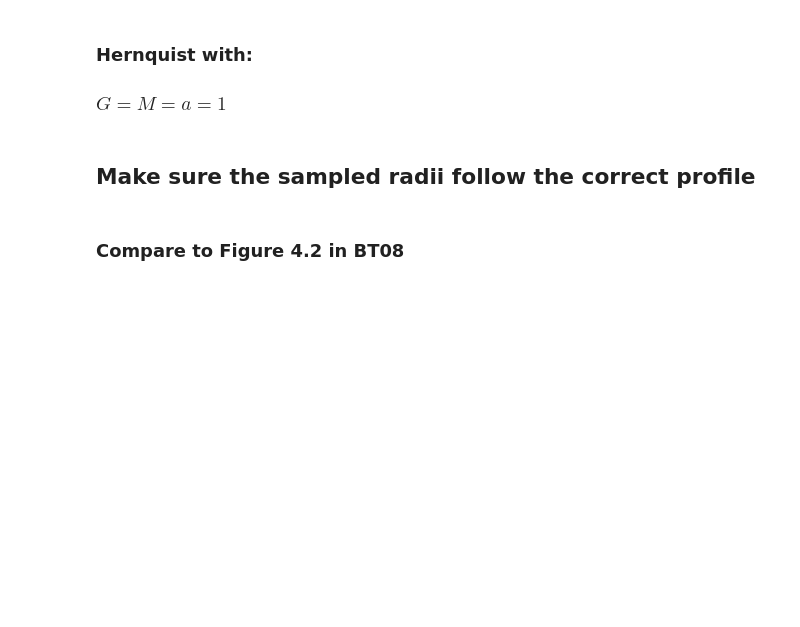
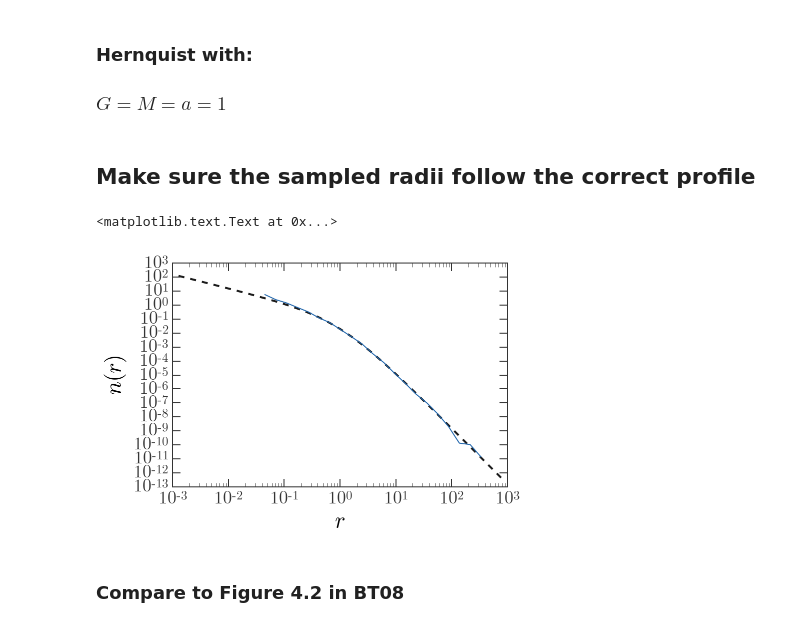
Before and after one commit to adrn/uncluster, a Jupyter notebook: notebooks/Hernquist DF.ipynb, the cells around one changed output. Saved outputs shown, nothing was run; the diff lists cells and outputs as text; code cells hidden in the pictures; blank space fills up the shorter version.

```diff
--- a/notebooks/Hernquist DF.ipynb
+++ b/notebooks/Hernquist DF.ipynb
@@ -20,6 +25,8 @@ plt.style.use('apw-notebook')
 ### $G=M=a=1$
 # %%
 pot = gp.HernquistPotential(m=1., c=1., units=dimensionless)
+# %%
+N_orbits = 1024
 # %%
 def sample_radii(pot, size=1, r_min=0.*u.kpc, r_max=np.inf*u.kpc):
     r_min = r_min.to(u.kpc).value
@@ -43,7 +50,7 @@ def sample_radii(pot, size=1, r_min=0.*u.kpc, r_max=np.inf*u.kpc):
         m_max = Menc(r_max)/Mtot
 
     m = np.random.uniform(m_min, m_max, size=size)
-    return np.array([root(root_func, 1., args=(m[i],)).x[0] for i in range(size)]) * u.kpc
+    return np.array([root(root_func, 1., args=(m[i],)).x[0] for i in range(size)])
 # %%
-r = sample_radii(pot, 10000)
+r = sample_radii(pot, N_orbits)
 # %%
@@ -54,18 +61,21 @@ xyz[0] = r
 # %%
 bins = np.logspace(-3, 3, 32)
 H,_ = np.histogram(r, bins=bins)
 
 V = 4/3*np.pi*(bins[1:]**3 - bins[:-1]**3)
 bin_cen = (bins[1:]+bins[:-1])/2.
 
 q = np.zeros((3,len(bin_cen)))
 q[0] = bin_cen
 plt.plot(bin_cen, pot.density(q) / pot.parameters['m'], marker=None, lw=2., ls='--')
 
 plt.loglog(bin_cen, H/V/r.size, marker=None)
 
-plt.xlabel('$r$ [kpc]')
-plt.ylabel('$n(r)$ [kpc$^{-3}$]')
+plt.xlabel('$r$')
+plt.ylabel('$n(r)$')
+# %% [output]
+<matplotlib.text.Text at 0x...>
+[figure, added]
 # %%
 def hernquist_df(curly_E_tilde):
     E = curly_E_tilde
```
Also changed, not shown: parts of 24 cells of this notebook.
